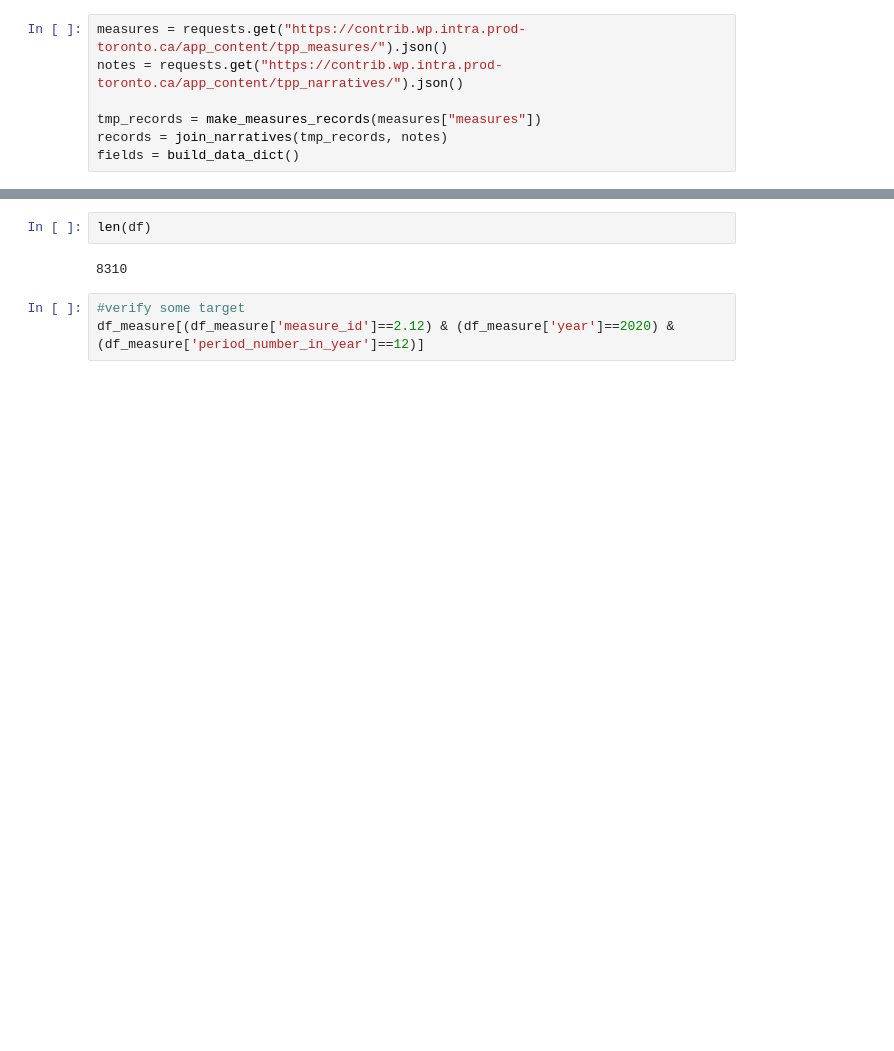
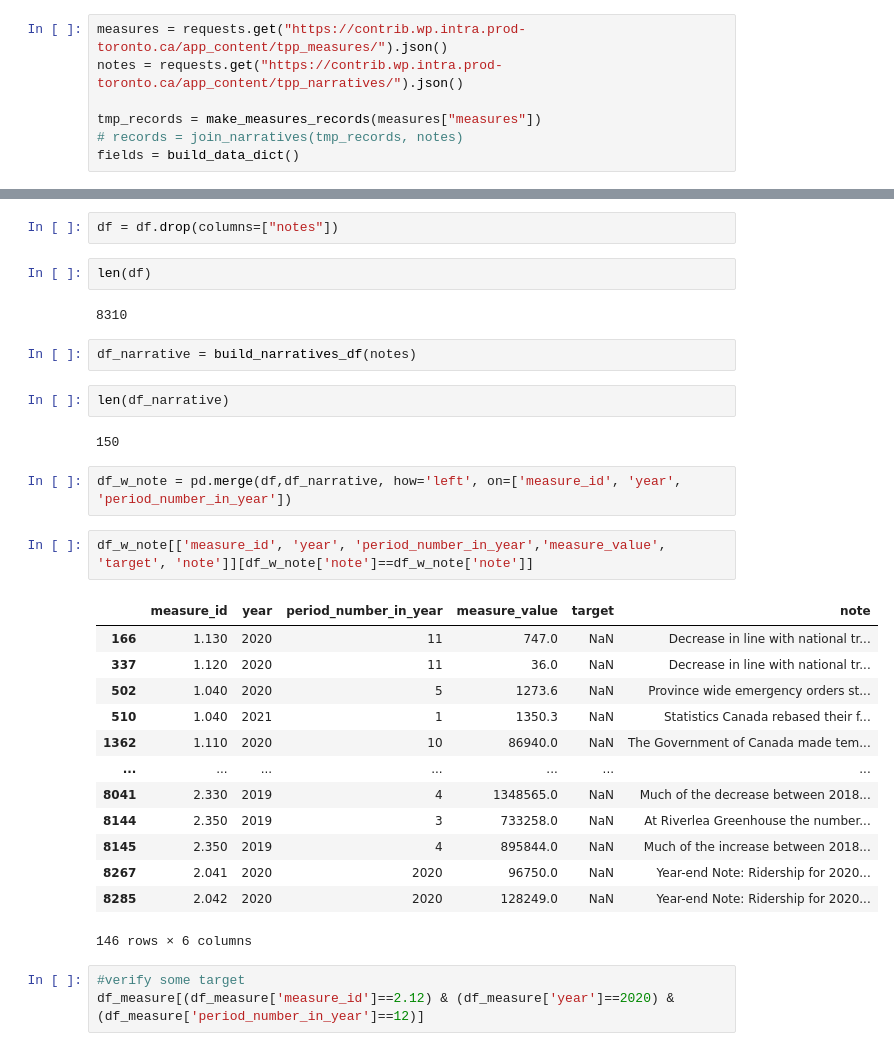
Before and after one commit to open-data-toronto/operations, a Jupyter notebook: snippets/load_progress_portal.ipynb, the cells around one changed output, grey strips where cells are left out. Drawn from its saved outputs; the diff is of its cells as text; blank space fills up the shorter version.

Commit message:
fixed note matching

```diff
--- a/snippets/load_progress_portal.ipynb
+++ b/snippets/load_progress_portal.ipynb
@@ -109,7 +167,7 @@ measures = requests.get("https://contrib.wp.intra.prod-toronto.ca/app_content/tp
 notes = requests.get("https://contrib.wp.intra.prod-toronto.ca/app_content/tpp_narratives/").json()
 
 tmp_records = make_measures_records(measures["measures"])
-records = join_narratives(tmp_records, notes)
+# records = join_narratives(tmp_records, notes)
 fields = build_data_dict()
 # %%
 targets=measures["targets"][0]
@@ -214,9 +236,35 @@ df_target_wo_vs[df_measure_target.columns]
 # %%
 df = pd.concat([df_measure_target, df_target_wo_vs[df_measure_target.columns]])
+# %%
+df = df.drop(columns=["notes"])
 # %%
 len(df)
 # %% [output]
 8310
+# %%
+df_narrative = build_narratives_df(notes)
+# %%
+len(df_narrative)
+# %% [output]
+150
+# %%
+df_w_note = pd.merge(df,df_narrative, how='left', on=['measure_id', 'year', 'period_number_in_year'])
+# %%
+df_w_note[['measure_id', 'year', 'period_number_in_year','measure_value', 'target', 'note']][df_w_note['note']==df_w_note['note']]
+# %% [output]
+|  | measure_id | year | period_number_in_year | measure_value | target | note |
+| 166 | 1.130 | 2020 | 11 | 747.0 | NaN | Decrease in line with national tr... |
+| 337 | 1.120 | 2020 | 11 | 36.0 | NaN | Decrease in line with national tr... |
+| 502 | 1.040 | 2020 | 5 | 1273.6 | NaN | Province wide emergency orders st... |
+| 510 | 1.040 | 2021 | 1 | 1350.3 | NaN | Statistics Canada rebased their f... |
+| 1362 | 1.110 | 2020 | 10 | 86940.0 | NaN | The Government of Canada made tem... |
+| ... | ... | ... | ... | ... | ... | ... |
+| 8041 | 2.330 | 2019 | 4 | 1348565.0 | NaN | Much of the decrease between 2018... |
+| 8144 | 2.350 | 2019 | 3 | 733258.0 | NaN | At Riverlea Greenhouse the number... |
+| 8145 | 2.350 | 2019 | 4 | 895844.0 | NaN | Much of the increase between 2018... |
+| 8267 | 2.041 | 2020 | 2020 | 96750.0 | NaN | Year-end Note: Ridership for 2020... |
+| 8285 | 2.042 | 2020 | 2020 | 128249.0 | NaN | Year-end Note: Ridership for 2020... |
+146 rows × 6 columns
 # %%
 #verify some target
 df_measure[(df_measure['measure_id']==2.12) & (df_measure['year']==2020) & (df_measure['period_number_in_year']==12)]
```
Also changed, not shown: parts of 13 cells of this notebook.
